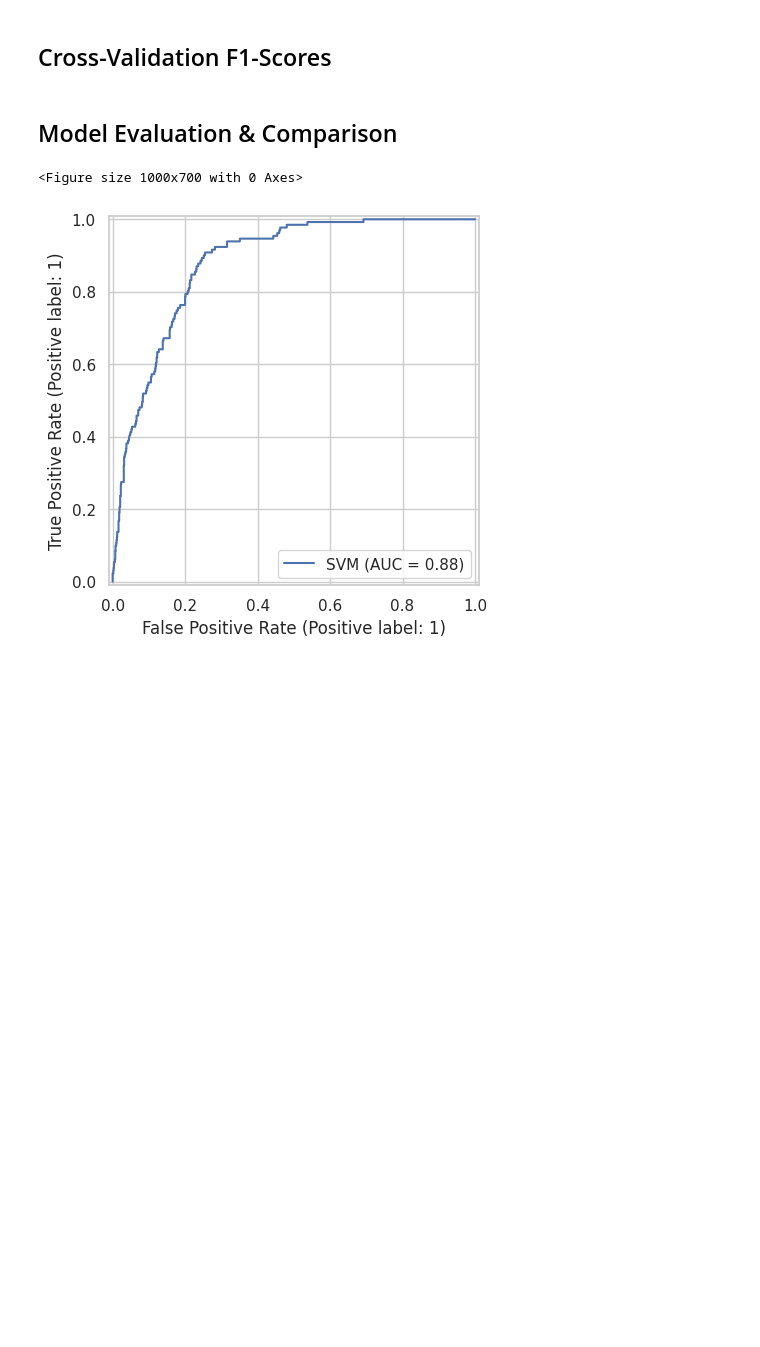
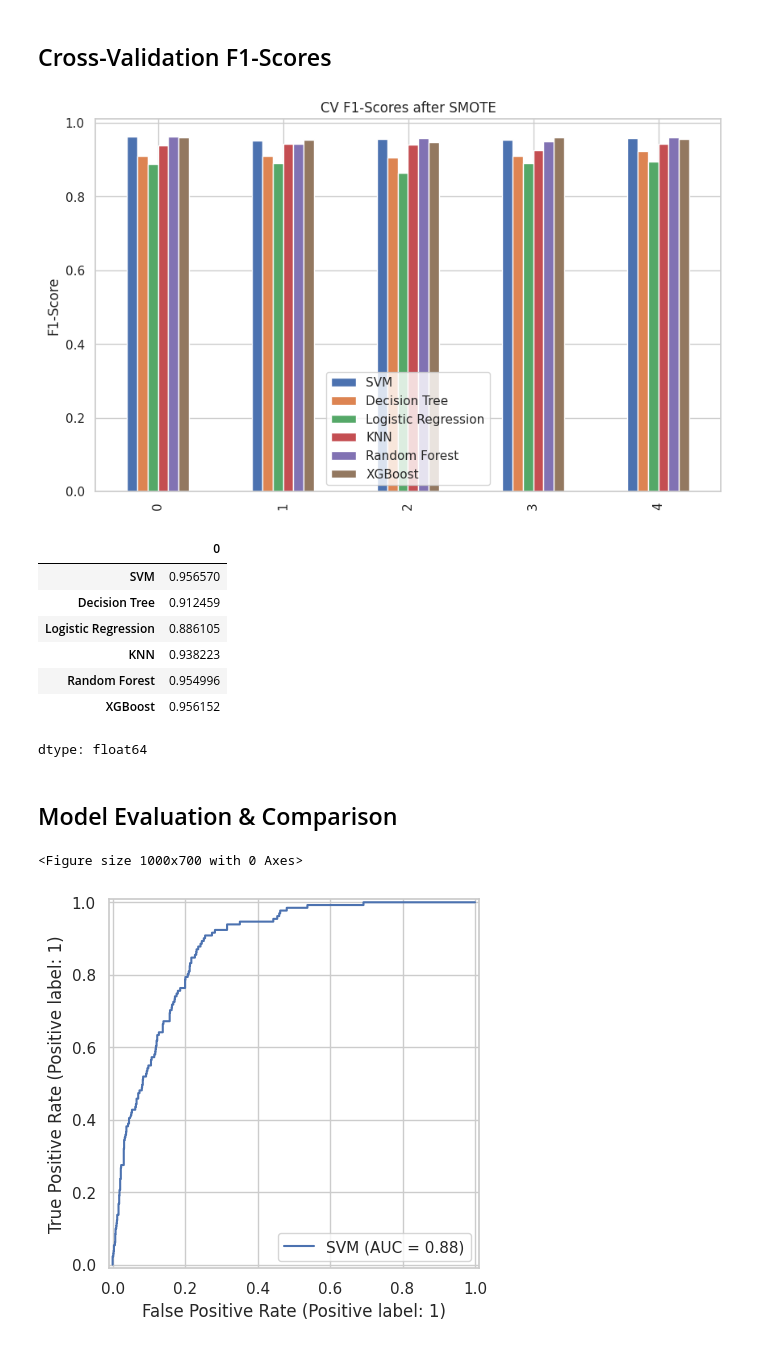
Before and after one commit to psnana-us/17_1_model_comparison, a Jupyter notebook: final_deep_comprehensive_analysis.ipynb, the cells around one changed output. Cells and saved outputs as stored; diff of their text form; code cells hidden in the pictures; blank space fills up the shorter version.

```diff
--- a/final_deep_comprehensive_analysis.ipynb
+++ b/final_deep_comprehensive_analysis.ipynb
@@ -153,7 +159,7 @@ models = {
     'Logistic Regression': (LogisticRegression(max_iter=1000), {'C':[0.01,0.1,1,10]}),
     'KNN': (KNeighborsClassifier(), {'n_neighbors':range(3,12),'weights':['uniform','distance']}),
     'Random Forest': (RandomForestClassifier(random_state=42), {'n_estimators':[100,200],'max_depth':[None,10,20]}),
-    'XGBoost': (xgb.XGBClassifier(use_label_encoder=False, eval_metric='logloss', random_state=42),
+    'XGBoost': (xgb.XGBClassifier( eval_metric='logloss', random_state=42),
                 {'n_estimators':[100,200],'max_depth':[3,5,7],'learning_rate':[0.01,0.1]})
 }
 
@@ -167,12 +186,26 @@ for name,(model,grid) in models.items():
 # %% [markdown]
 ## Cross-Validation F1-Scores
 # %%
-cv_df = pd.DataFrame({name: cross_val_score(m, X_res, y_res, cv=5, scoring='f1') for name,m in best.items()})
-cv_df.plot.bar(figsize=(10,6))
+# Cross-Validation F1-Scores
+from sklearn.model_selection import StratifiedKFold  # Import if not already imported
+
+cv = StratifiedKFold(n_splits=5, shuffle=True, random_state=42)  # Create StratifiedKFold object
+cv_df = pd.DataFrame({name: cross_val_score(m, X_res, y_res, cv=cv, scoring='f1') for name, m in best.items()})
+cv_df.plot.bar(figsize=(10, 6))
 plt.title('CV F1-Scores after SMOTE')
 plt.ylabel('F1-Score')
 plt.show()
 cv_df.mean()
+# %% [output]
+[figure, added]
+|  | 0 |
+| SVM | 0.956570 |
+| Decision Tree | 0.912459 |
+| Logistic Regression | 0.886105 |
+| KNN | 0.938223 |
+| Random Forest | 0.954996 |
+| XGBoost | 0.956152 |
+dtype: float64
 # %% [markdown]
 ## Model Evaluation & Comparison
 # %%
```
Also changed, not shown: parts of 3 cells of this notebook.
